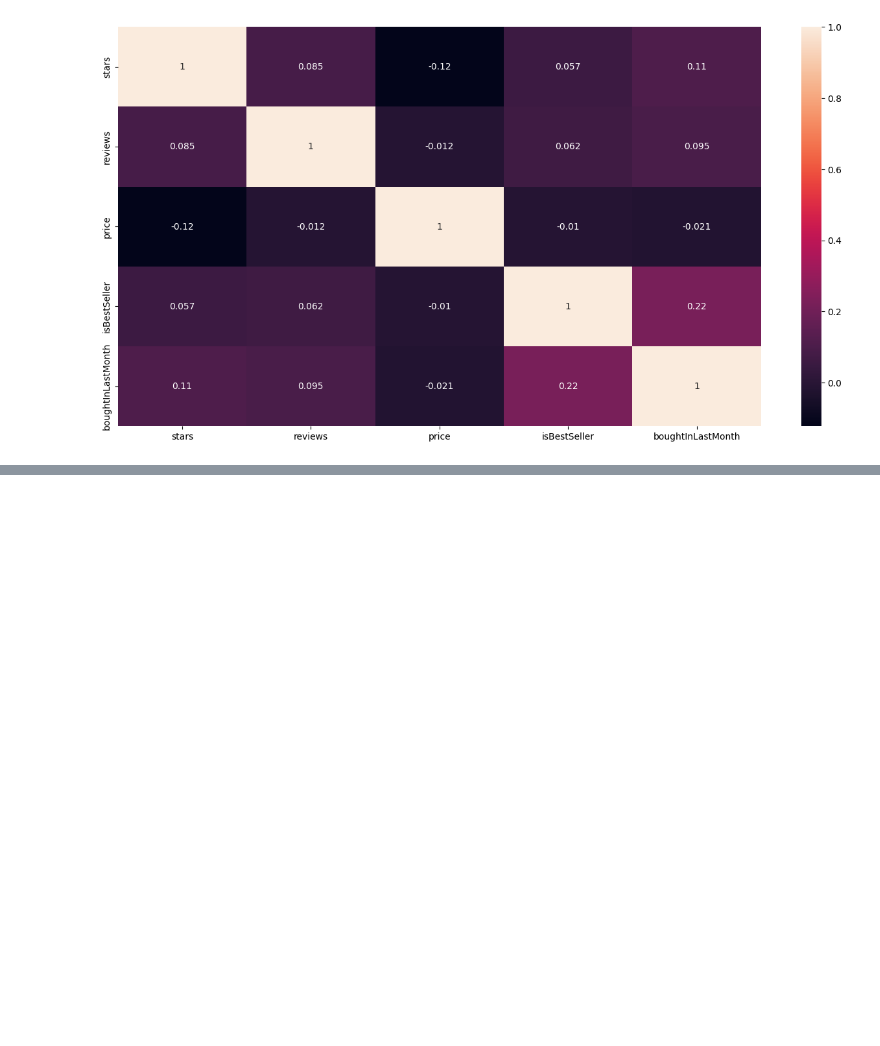
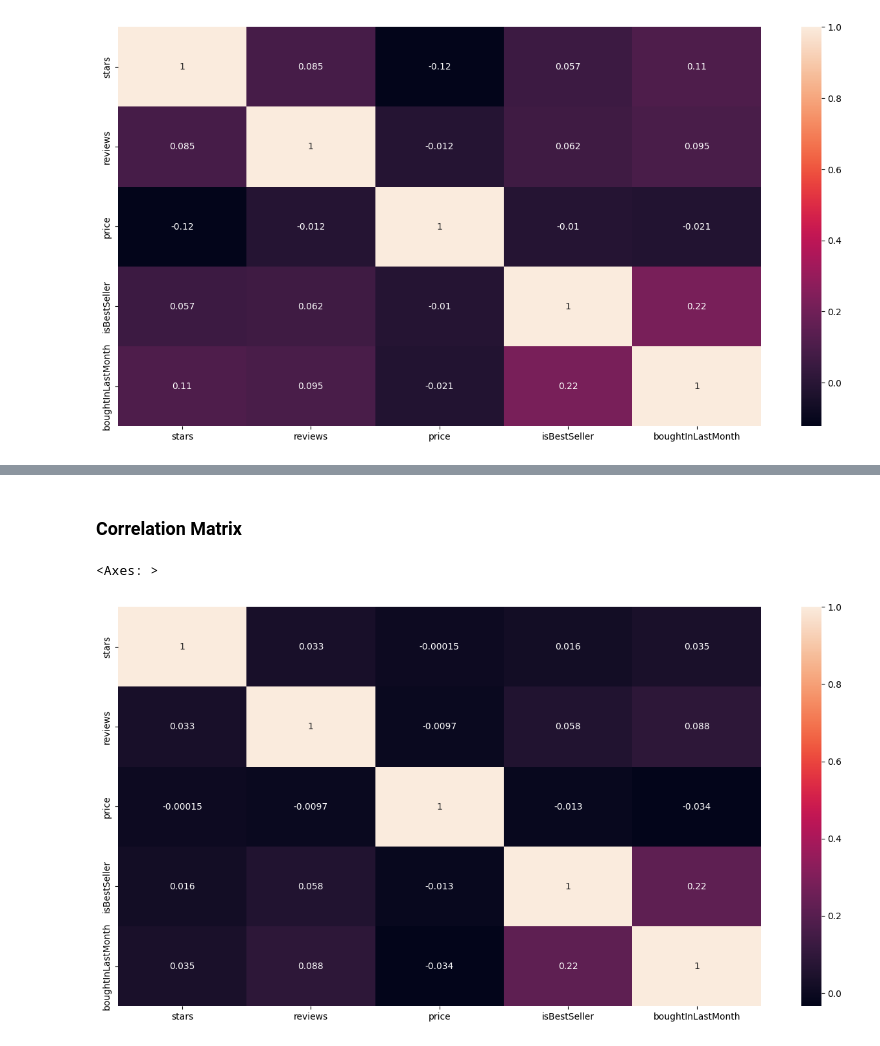
Before and after one commit to kieranthakkar/amazonOptimiser, a Jupyter notebook: data inspection and exploration.ipynb, the cells around one changed output, grey strips where cells are left out. Drawn from its saved outputs; the diff is of its cells as text; code cells hidden in the pictures; blank space fills up the shorter version.

```diff
--- a/data inspection and exploration.ipynb
+++ b/data inspection and exploration.ipynb
@@ -192,0 +267,10 @@ sns.heatmap(corr_matrix, annot=True)
+# %% [markdown]
+### Correlation Matrix
+# %%
+# Correlation matrix using data w/ no nulls
+corr_matrix = nn_df.corr(numeric_only=True)
+plt.figure(figsize=(16,8))
+sns.heatmap(corr_matrix, annot=True)
+# %% [output]
+<Axes: >
+[figure, added]
```
Also changed, not shown: parts of 11 cells of this notebook.
